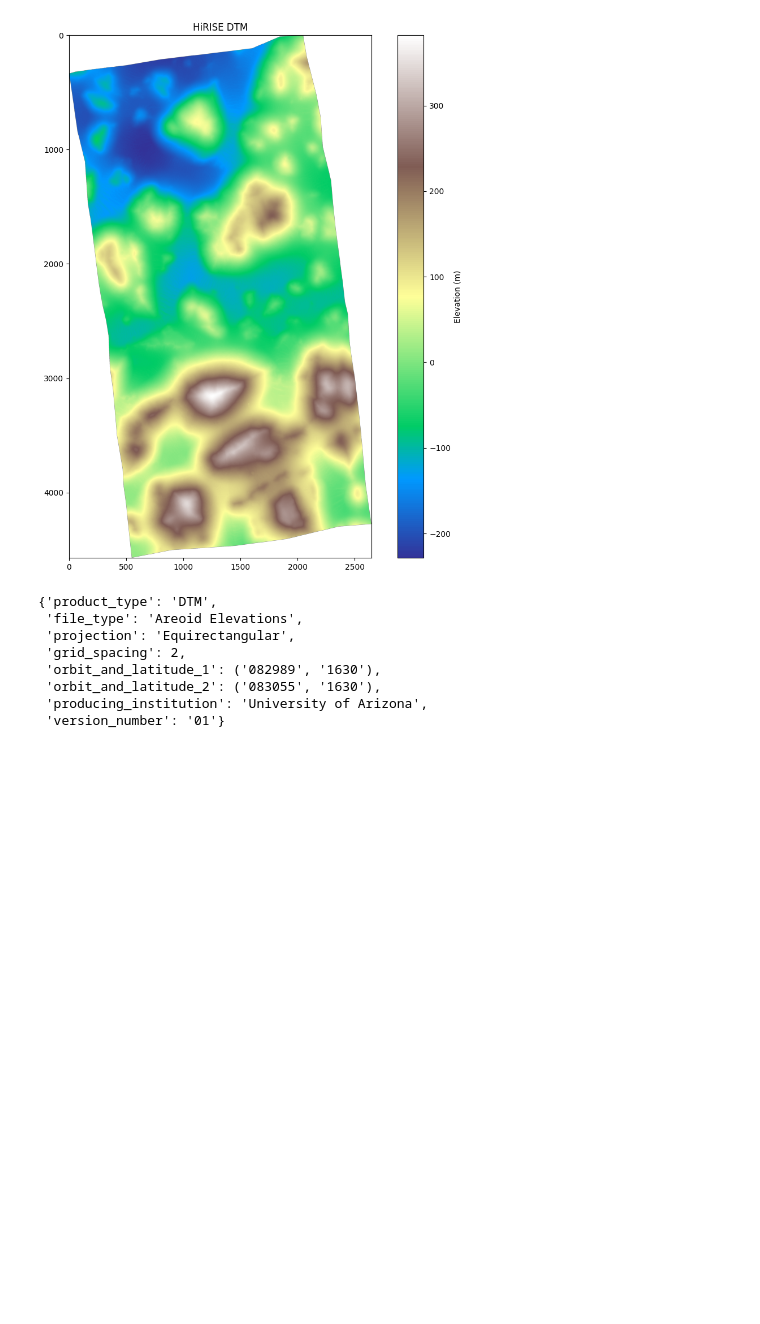
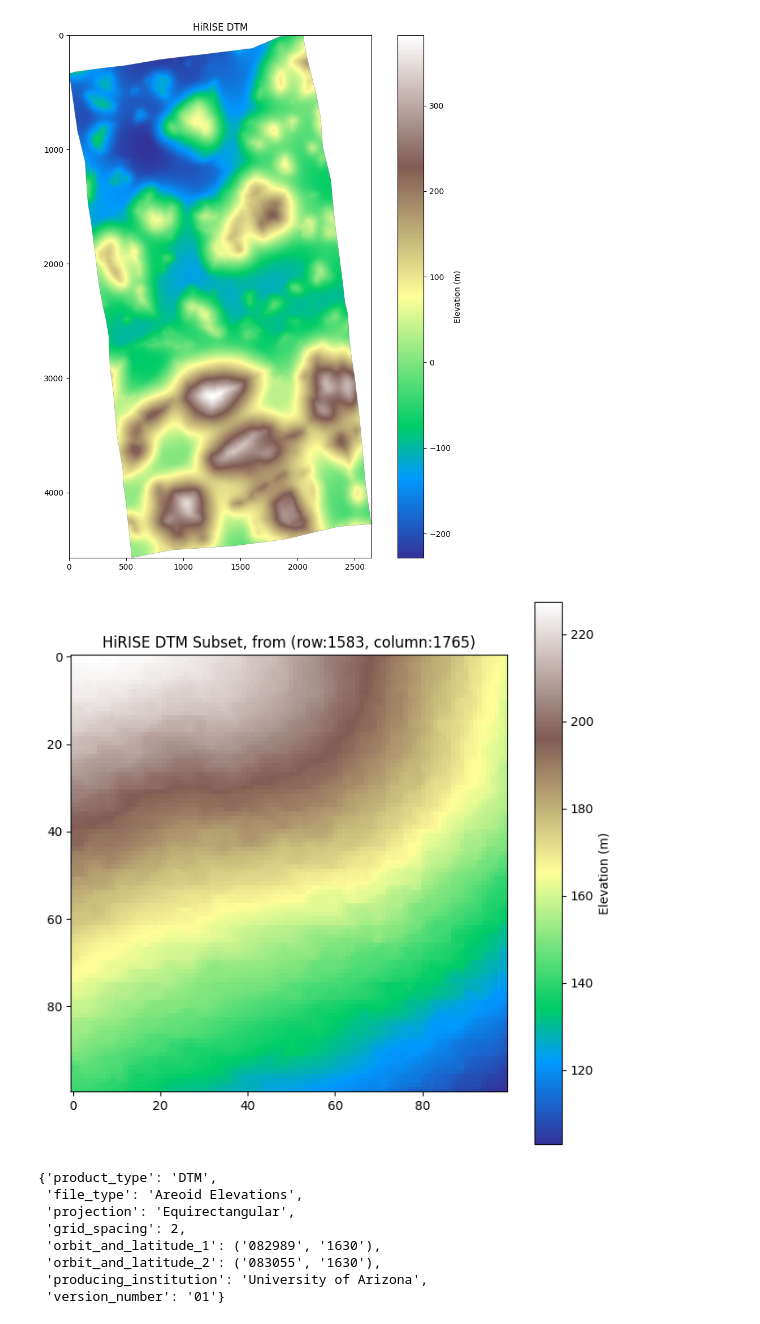
Before and after one commit to GianM0027/Rover-Trajectory-Finder, a Jupyter notebook: how_things_work.ipynb, the cells around one changed output. Saved outputs shown, nothing was run; the diff lists cells and outputs as text; code cells hidden in the pictures; blank space fills up the shorter version.

Commit message:
Map portion extraction

```diff
--- a/how_things_work.ipynb
+++ b/how_things_work.ipynb
@@ -32,4 +33,15 @@ dtm_file = HiriseDTM(filepath)
 dtm_file.plot_dtm()
 # %% [output]
 [figure]
+# %%
+# portion of the map extraction
+subset, position = dtm_file.get_portion_of_map(size=100)
+
+plt.figure(figsize=(8,8))
+plt.imshow(subset, cmap="terrain")
+plt.colorbar(label="Elevation (m)")
+plt.title(f"HiRISE DTM Subset, from (row:{position[1]}, column:{position[0]})")
+plt.show()
+# %% [output]
+[figure, added]
 # %%
```
Also changed, not shown: parts of 2 cells of this notebook, 1 other file.
